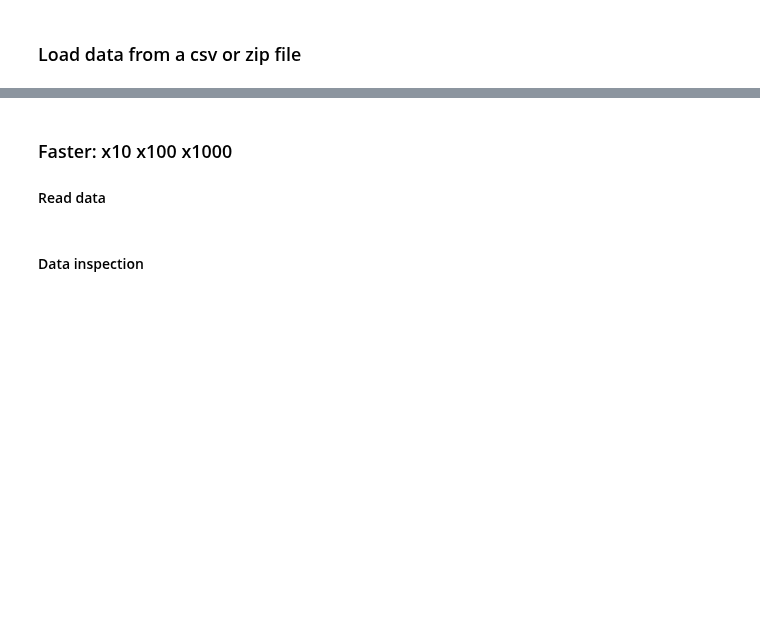
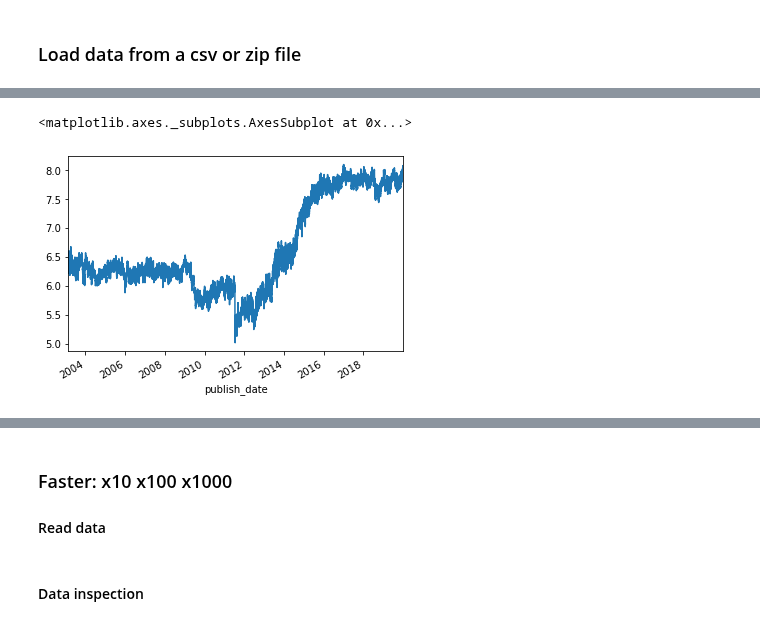
Before and after one commit to jgdelrio/tutorials, a Jupyter notebook: Intro/05_Pandas_Continuation.ipynb, the cells around one changed output, grey strips where cells are left out. Drawn from its saved outputs; the diff is of its cells as text; code cells hidden in the pictures; blank space fills up the shorter version.

```diff
--- a/Intro/05_Pandas_Continuation.ipynb
+++ b/Intro/05_Pandas_Continuation.ipynb
@@ -473,0 +62,3 @@ df = pd.read_csv(filename)
+# %%
+df = pd.read_csv(filename, date_parser=pd.to_datetime, parse_dates=['publish_date'])
+df.head(3)
@@ -473,0 +70,4 @@ df = pd.read_csv(filename)
+# %%
+# Create count of words and letters (without spaces)
+df['words'] = df.headline_text.apply(lambda x: x.count(' ') + 1)
+df['letters'] = df.headline_text.apply(len) - df['words'] + 1
@@ -473,0 +93,5 @@ df = pd.read_csv(filename)
+# %%
+# Add year, month and day
+df['year'] = df.publish_date.apply(lambda x: x.year)
+df['month'] = df.publish_date.apply(lambda x: x.month)
+df['day'] = df.publish_date.apply(lambda x: x.day)
@@ -473,0 +107,3 @@ df = pd.read_csv(filename)
+# %%
+# Transform publish_date into the index
+dfn = df.set_index('publish_date')
@@ -473,0 +118,5 @@ df = pd.read_csv(filename)
+# %%
+dfn.words.rolling(window=1000).mean().plot()
+# %% [output]
+<matplotlib.axes._subplots.AxesSubplot at 0x...>
+[figure, added]
```
Also changed, not shown: parts of 73 cells of this notebook, 9 other files.
